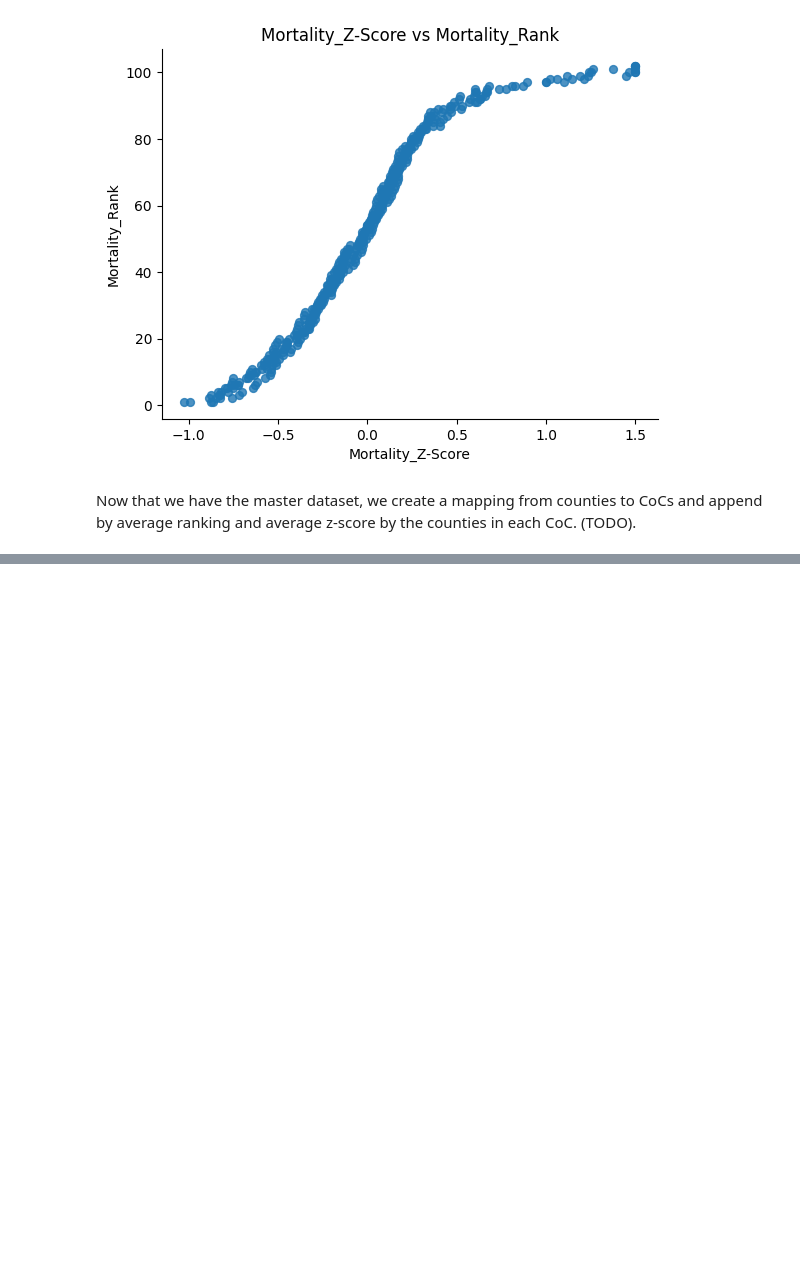
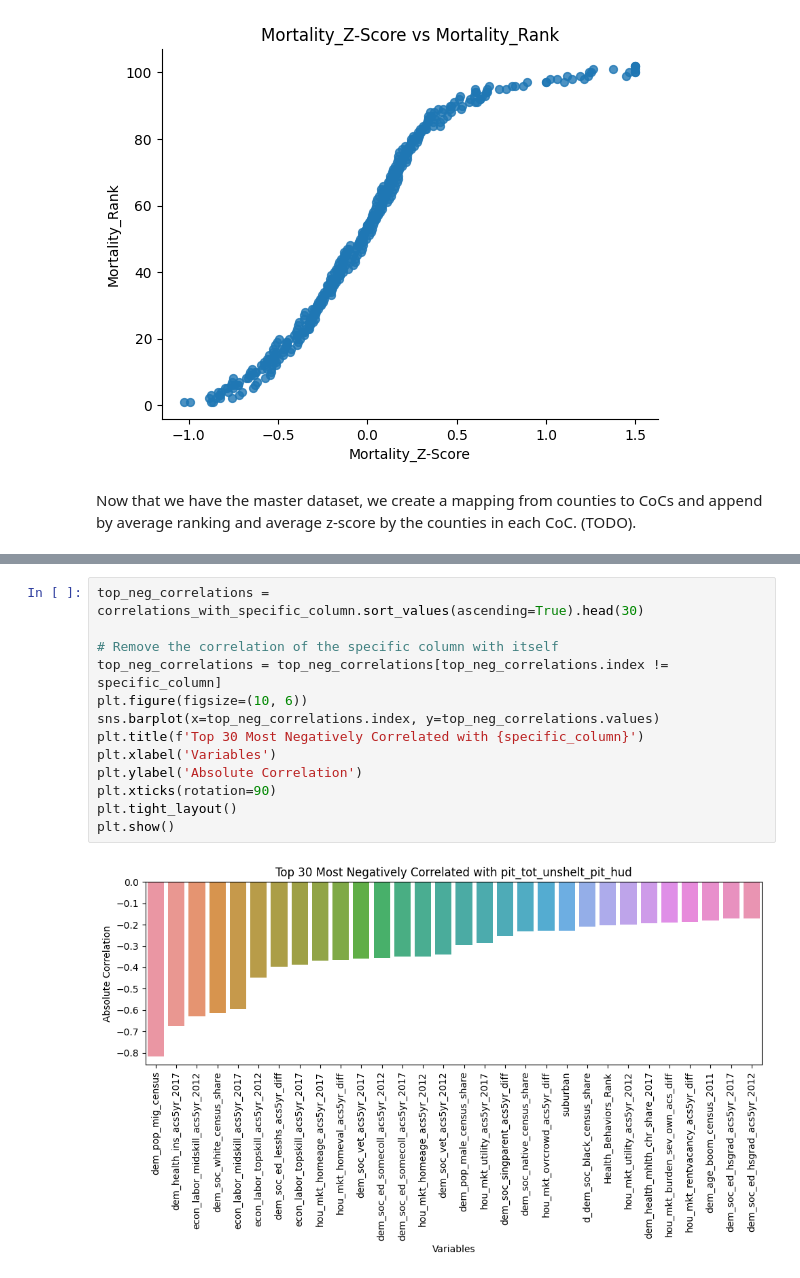
Before and after one commit to atharvanaik10/cs498-css, a Jupyter notebook: cs498_rp.ipynb, the cells around one changed output, grey strips where cells are left out. Drawn from its saved outputs; the diff is of its cells as text; blank space fills up the shorter version.

```diff
--- a/cs498_rp.ipynb
+++ b/cs498_rp.ipynb
@@ -262,0 +480,15 @@ Now that we have the master dataset, we create a mapping from counties to CoCs a
+# %%
+top_neg_correlations = correlations_with_specific_column.sort_values(ascending=True).head(30)
+
+# Remove the correlation of the specific column with itself
+top_neg_correlations = top_neg_correlations[top_neg_correlations.index != specific_column]
+plt.figure(figsize=(10, 6))
+sns.barplot(x=top_neg_correlations.index, y=top_neg_correlations.values)
+plt.title(f'Top 30 Most Negatively Correlated with {specific_column}')
+plt.xlabel('Variables')
+plt.ylabel('Absolute Correlation')
+plt.xticks(rotation=90)
+plt.tight_layout()
+plt.show()
+# %% [output]
+[figure, added]
```
Also changed, not shown: parts of 14 cells of this notebook.
